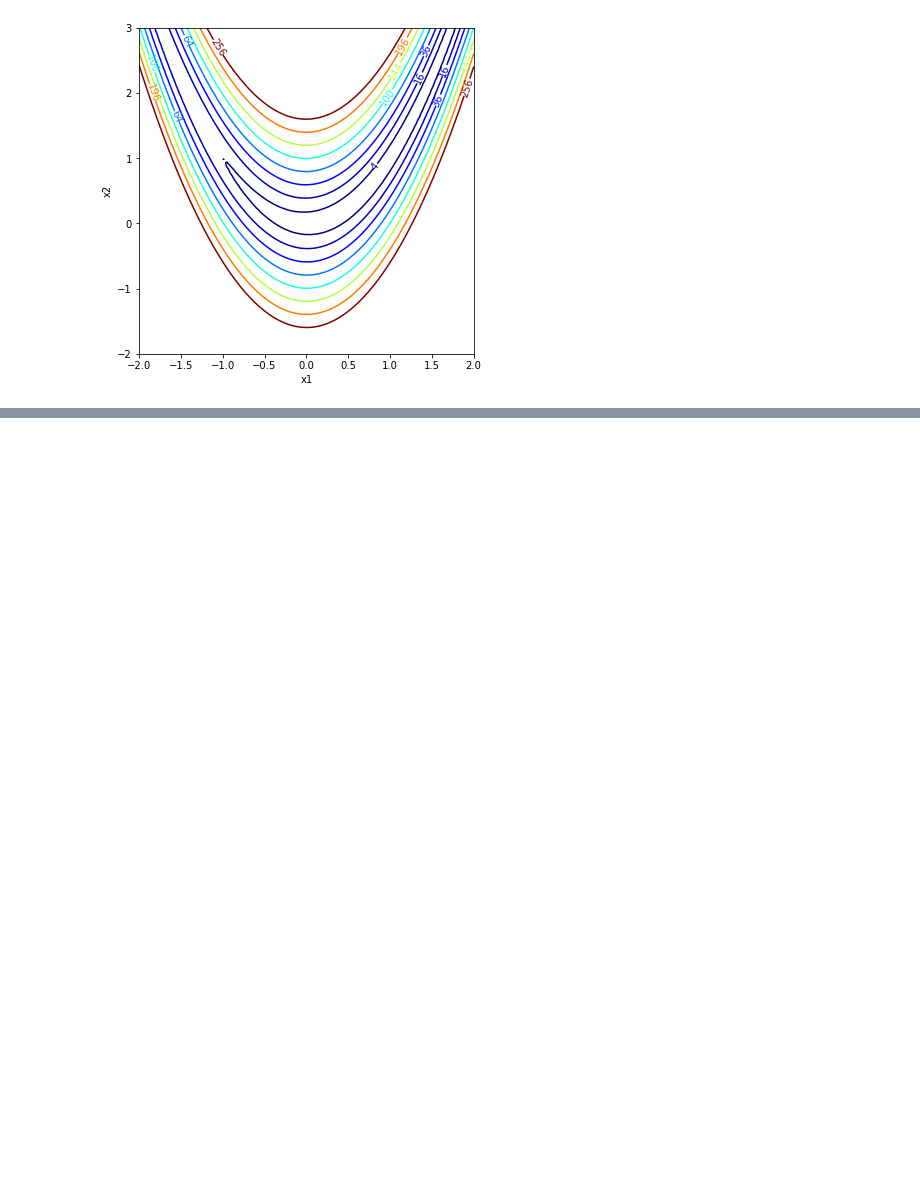
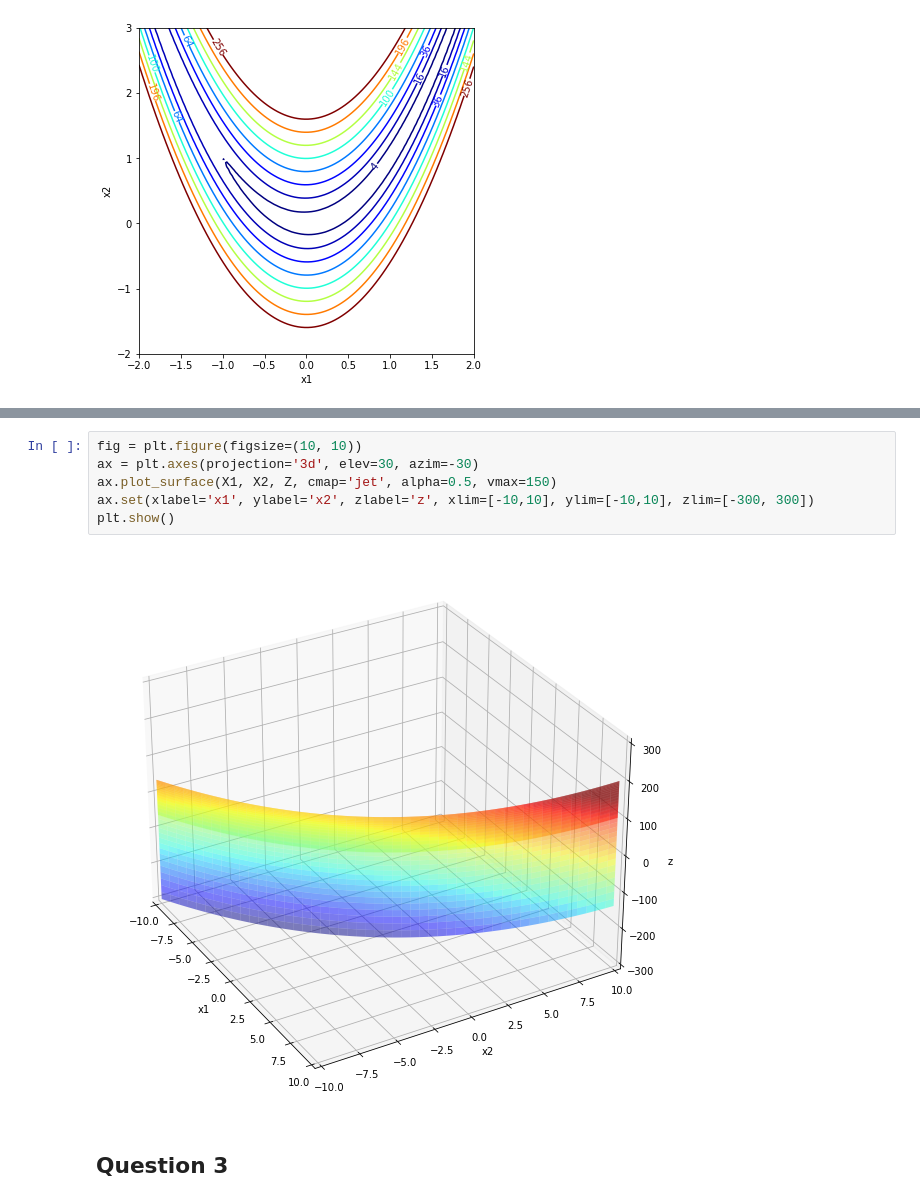
Before and after one commit to linhtrinh1803/Math110A, a Jupyter notebook: 110A.HW1 - Linh Trinh .ipynb, the cells around one changed output, grey strips where cells are left out. Drawn from its saved outputs; the diff is of its cells as text; blank space fills up the shorter version.

```diff
--- a/110A.HW1 - Linh Trinh .ipynb
+++ b/110A.HW1 - Linh Trinh .ipynb
@@ -36,0 +60,10 @@ plt.show()
+# %%
+fig = plt.figure(figsize=(10, 10))
+ax = plt.axes(projection='3d', elev=30, azim=-30)
+ax.plot_surface(X1, X2, Z, cmap='jet', alpha=0.5, vmax=150)
+ax.set(xlabel='x1', ylabel='x2', zlabel='z', xlim=[-10,10], ylim=[-10,10], zlim=[-300, 300])
+plt.show()
+# %% [output]
+[figure, added]
+# %% [markdown]
+## Question 3
```
Also changed, not shown: parts of 25 cells of this notebook.
